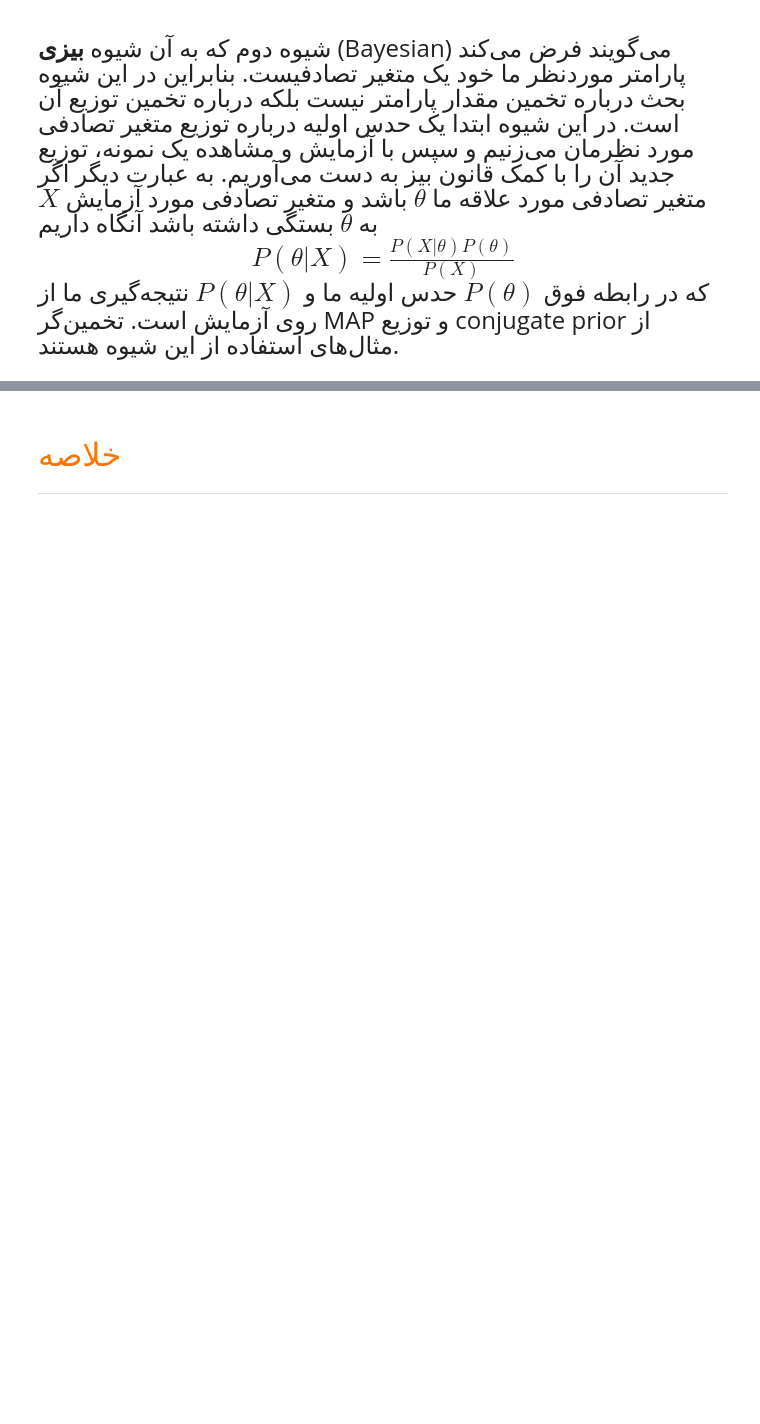
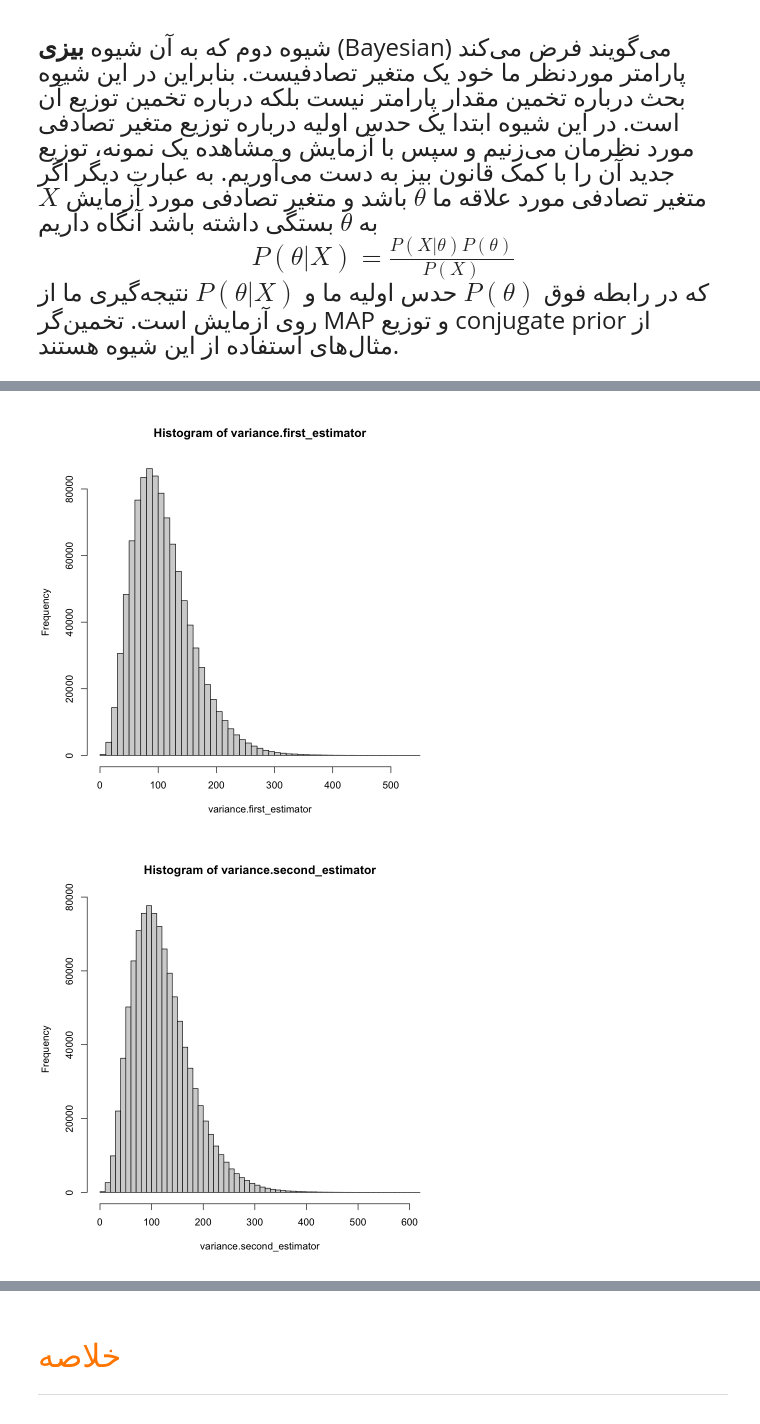
Before and after one commit to SharifiZarchi/Probability_Statistics, a Jupyter notebook: Notebooks/5 - All of Statistics/1 - Statistics Basics - Random Sampling/stat_intro_sampling.ipynb, the cells around one changed output, grey strips where cells are left out. Cells and saved outputs as stored; diff of their text form; code cells hidden in the pictures; blank space fills up the shorter version.

```diff
--- a/Notebooks/5 - All of Statistics/1 - Statistics Basics - Random Sampling/stat_intro_sampling.ipynb
+++ b/Notebooks/5 - All of Statistics/1 - Statistics Basics - Random Sampling/stat_intro_sampling.ipynb
@@ -274,0 +295,12 @@ Warning message in eval(expr, envir, enclos):
+# %%
+sample_count = 10
+population_mean = 7
+population_sd = 11
+sample <- lapply(1:1000000, function(i) rnorm(sample_count, mean=population_mean, sd=population_sd))
+variance.first_estimator <- sapply(sample, function(x) sum((x-mean(x))^2)/(sample_count))
+variance.second_estimator <- sapply(sample, function(x) sum((x-mean(x))^2)/(sample_count-1))
+hist(variance.first_estimator, breaks=50)
+hist(variance.second_estimator, breaks=50)
+# %% [output]
+[figure, added]
+[figure, added]
```
Also changed, not shown: parts of 6 cells of this notebook.
